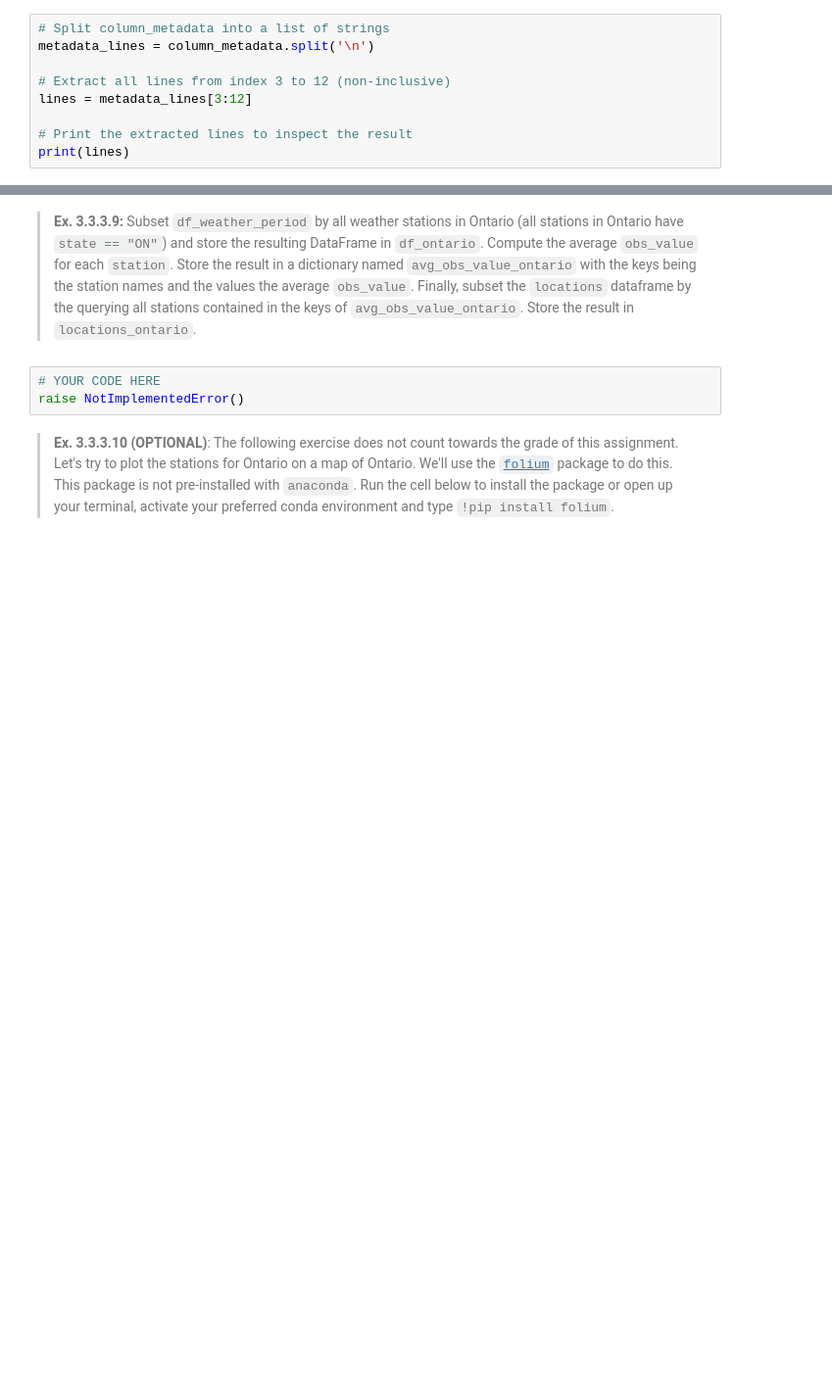
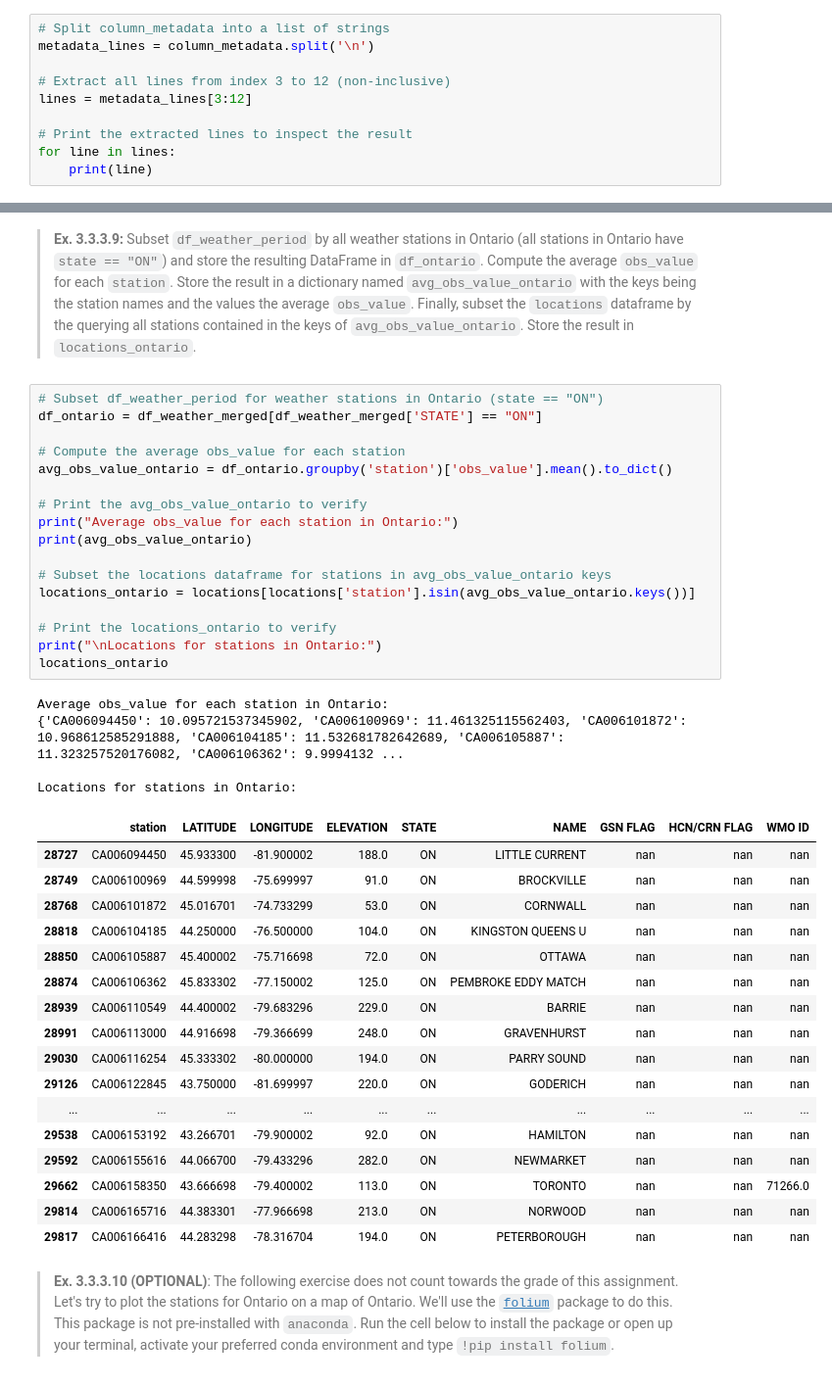
Before and after one commit to mcp656/ISDS-2024, a Jupyter notebook: Assignments/assignment1/assignment1.ipynb, the cells around one changed output, grey strips where cells are left out. Shown at 98% size. Drawn from its saved outputs; the diff is of its cells as text; blank space fills up the shorter version.

```diff
--- a/Assignments/assignment1/assignment1.ipynb
+++ b/Assignments/assignment1/assignment1.ipynb
@@ -321,4 +421,5 @@ metadata_lines = column_metadata.split('\n')
 lines = metadata_lines[3:12]
 
 # Print the extracted lines to inspect the result
-print(lines)
+for line in lines:
+    print(line)
@@ -477,8 +631,44 @@ df_weather_merged
 # %% [markdown]
 > **Ex. 3.3.3.9:** Subset `df_weather_period` by all weather stations in Ontario (all stations in Ontario have `state == "ON"`) and store the resulting DataFrame in `df_ontario`. Compute the average `obs_value` for each `station`. Store the result in a dictionary named `avg_obs_value_ontario` with the keys being the station names and the values the average `obs_value`. Finally, subset the `locations` dataframe by the querying all stations contained in the keys of `avg_obs_value_ontario`. Store the result in `locations_ontario`.
-# %%
-# YOUR CODE HERE
-raise NotImplementedError()
+# %%
+# Subset df_weather_period for weather stations in Ontario (state == "ON")
+df_ontario = df_weather_merged[df_weather_merged['STATE'] == "ON"]
+
+# Compute the average obs_value for each station
+avg_obs_value_ontario = df_ontario.groupby('station')['obs_value'].mean().to_dict()
+
+# Print the avg_obs_value_ontario to verify
+print("Average obs_value for each station in Ontario:")
+print(avg_obs_value_ontario)
+
+# Subset the locations dataframe for stations in avg_obs_value_ontario keys
+locations_ontario = locations[locations['station'].isin(avg_obs_value_ontario.keys())]
+
+# Print the locations_ontario to verify
+print("\nLocations for stations in Ontario:")
+locations_ontario
+# %% [output]
+Average obs_value for each station in Ontario:
+{'CA006094450': 10.095721537345902, 'CA006100969': 11.461325115562403, 'CA006101872': 10.968612585291888, 'CA006104185': 11.532681782642689, 'CA006105887': 11.323257520176082, 'CA006106362': 9.9994132 ...
+
+Locations for stations in Ontario:
+|  | station | LATITUDE | LONGITUDE | ELEVATION | STATE | NAME | GSN FLAG | HCN/CRN FLAG | WMO ID |
+| 28727 | CA006094450 | 45.933300 | -81.900002 | 188.0 | ON | LITTLE CURRENT | nan | nan | nan |
+| 28749 | CA006100969 | 44.599998 | -75.699997 | 91.0 | ON | BROCKVILLE | nan | nan | nan |
+| 28768 | CA006101872 | 45.016701 | -74.733299 | 53.0 | ON | CORNWALL | nan | nan | nan |
+| 28818 | CA006104185 | 44.250000 | -76.500000 | 104.0 | ON | KINGSTON QUEENS U | nan | nan | nan |
+| 28850 | CA006105887 | 45.400002 | -75.716698 | 72.0 | ON | OTTAWA | nan | nan | nan |
+| 28874 | CA006106362 | 45.833302 | -77.150002 | 125.0 | ON | PEMBROKE EDDY MATCH | nan | nan | nan |
+| 28939 | CA006110549 | 44.400002 | -79.683296 | 229.0 | ON | BARRIE | nan | nan | nan |
+| 28991 | CA006113000 | 44.916698 | -79.366699 | 248.0 | ON | GRAVENHURST | nan | nan | nan |
+| 29030 | CA006116254 | 45.333302 | -80.000000 | 194.0 | ON | PARRY SOUND | nan | nan | nan |
+| 29126 | CA006122845 | 43.750000 | -81.699997 | 220.0 | ON | GODERICH | nan | nan | nan |
+| ... | ... | ... | ... | ... | ... | ... | ... | ... | ... |
+| 29538 | CA006153192 | 43.266701 | -79.900002 | 92.0 | ON | HAMILTON | nan | nan | nan |
+| 29592 | CA006155616 | 44.066700 | -79.433296 | 282.0 | ON | NEWMARKET | nan | nan | nan |
+| 29662 | CA006158350 | 43.666698 | -79.400002 | 113.0 | ON | TORONTO | nan | nan | 71266.0 |
+| 29814 | CA006165716 | 44.383301 | -77.966698 | 213.0 | ON | NORWOOD | nan | nan | nan |
+| 29817 | CA006166416 | 44.283298 | -78.316704 | 194.0 | ON | PETERBOROUGH | nan | nan | nan |
 # %% [markdown]
 > **Ex. 3.3.3.10 (OPTIONAL)**: The following exercise does not count towards the grade of this assignment. Let's try to plot the stations for Ontario on a map of Ontario. We'll use the [`folium`](http://python-visualization.github.io/folium/) package to do this. This package is not pre-installed with `anaconda`. Run the cell below to install the package or open up your terminal, activate your preferred conda environment and type `!pip install folium`.
 # %%
```
Also changed, not shown: parts of 14 cells of this notebook, 4 other files.
